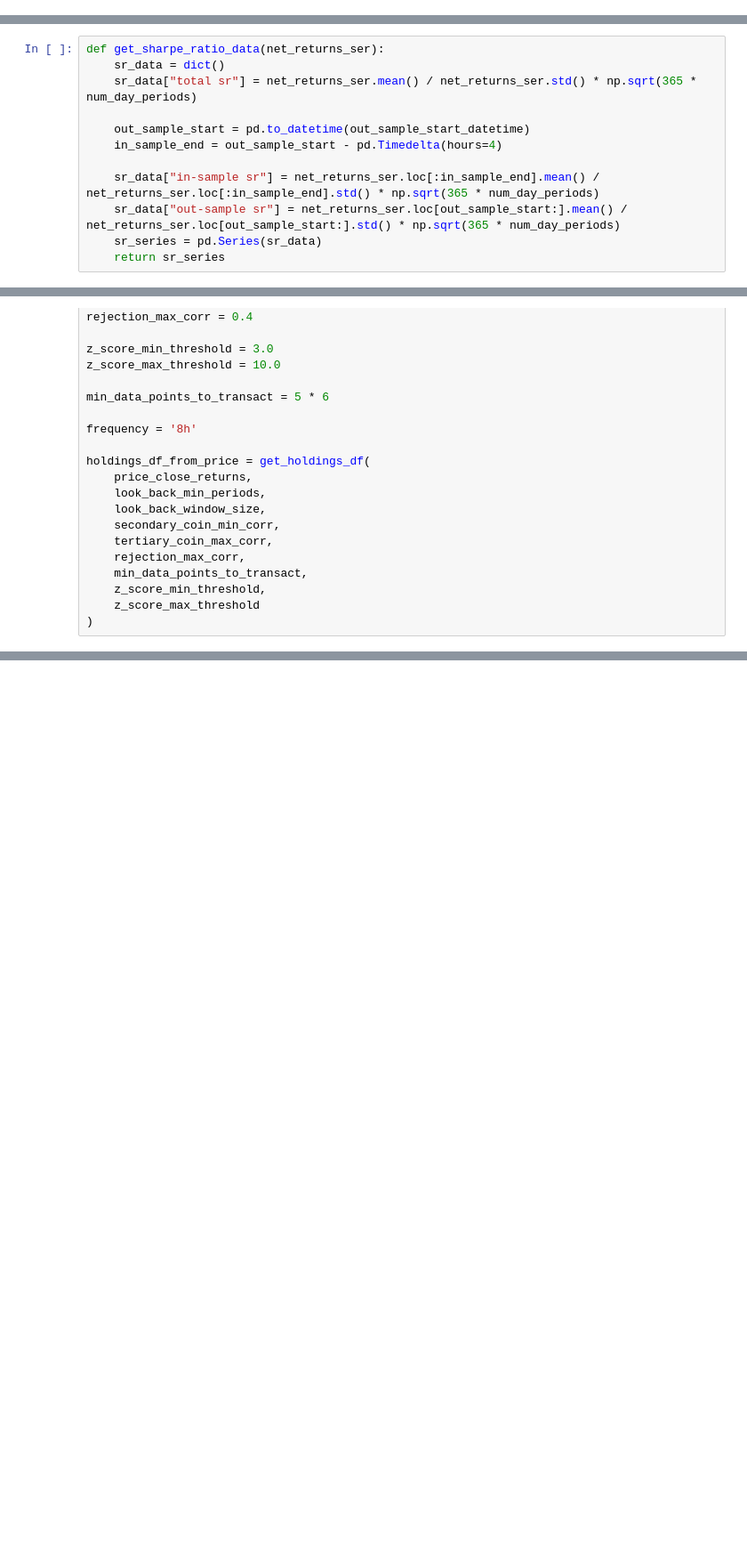
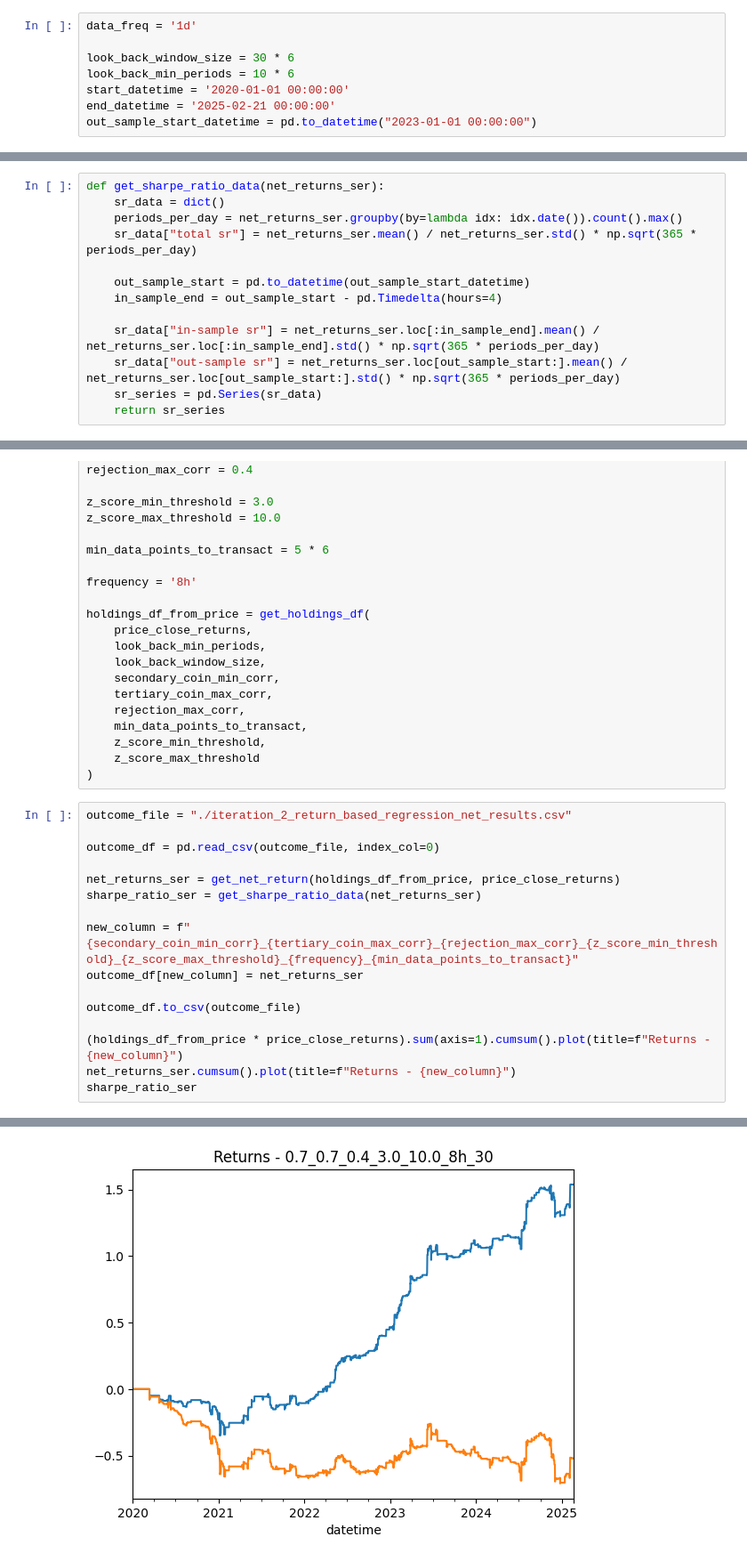
Before and after one commit to wbchristerson/jn-learning, a Jupyter notebook: strategy_09_final_triples_trading_02.ipynb, the cells around one changed output, grey strips where cells are left out. Shown at 89% size. Saved outputs shown, nothing was run; the diff lists cells and outputs as text; blank space fills up the shorter version.

```diff
--- a/strategy_09_final_triples_trading_02.ipynb
+++ b/strategy_09_final_triples_trading_02.ipynb
@@ -200,0 +256,8 @@ px_close_8h
+# %%
+data_freq = '1d'
+
+look_back_window_size = 30 * 6
+look_back_min_periods = 10 * 6
+start_datetime = '2020-01-01 00:00:00'
+end_datetime = '2025-02-21 00:00:00'
+out_sample_start_datetime = pd.to_datetime("2023-01-01 00:00:00")
@@ -412,13 +516,14 @@ Calculate the sharpe ratio of the net returns for both the in-sample period and
 # %%
 def get_sharpe_ratio_data(net_returns_ser):
     sr_data = dict()
-    sr_data["total sr"] = net_returns_ser.mean() / net_returns_ser.std() * np.sqrt(365 * num_day_periods)
+    periods_per_day = net_returns_ser.groupby(by=lambda idx: idx.date()).count().max()
+    sr_data["total sr"] = net_returns_ser.mean() / net_returns_ser.std() * np.sqrt(365 * periods_per_day)
 
     out_sample_start = pd.to_datetime(out_sample_start_datetime)
     in_sample_end = out_sample_start - pd.Timedelta(hours=4)
 
-    sr_data["in-sample sr"] = net_returns_ser.loc[:in_sample_end].mean() / net_returns_ser.loc[:in_sample_end].std() * np.sqrt(365 * num_day_periods)
-    sr_data["out-sample sr"] = net_returns_ser.loc[out_sample_start:].mean() / net_returns_ser.loc[out_sample_start:].std() * np.sqrt(365 * num_day_periods)
+    sr_data["in-sample sr"] = net_returns_ser.loc[:in_sample_end].mean() / net_returns_ser.loc[:in_sample_end].std() * np.sqrt(365 * periods_per_day)
+    sr_data["out-sample sr"] = net_returns_ser.loc[out_sample_start:].mean() / net_returns_ser.loc[out_sample_start:].std() * np.sqrt(365 * periods_per_day)
     sr_series = pd.Series(sr_data)
     return sr_series
 # %% [markdown]
@@ -830,3 +982,20 @@ holdings_df_from_price = get_holdings_df(
     z_score_min_threshold,
     z_score_max_threshold
 )
+# %%
+outcome_file = "./iteration_2_return_based_regression_net_results.csv"
+
+outcome_df = pd.read_csv(outcome_file, index_col=0)
+
+net_returns_ser = get_net_return(holdings_df_from_price, price_close_returns)
+sharpe_ratio_ser = get_sharpe_ratio_data(net_returns_ser)
+
+new_column = f"{secondary_coin_min_corr}_{tertiary_coin_max_corr}_{rejection_max_corr}_{z_score_min_threshold}_{z_score_max_threshold}_{frequency}_{min_data_points_to_transact}"
+outcome_df[new_column] = net_returns_ser
+
+outcome_df.to_csv(outcome_file)
+
+(holdings_df_from_price * price_close_returns).sum(axis=1).cumsum().plot(title=f"Returns - {new_column}")
+net_returns_ser.cumsum().plot(title=f"Returns - {new_column}")
+sharpe_ratio_ser
+# %% [output]
@@ -832,0 +1006 @@ holdings_df_from_price = get_holdings_df(
+[figure, added]
```
Also changed, not shown: parts of 64 cells of this notebook, 1 other file.
